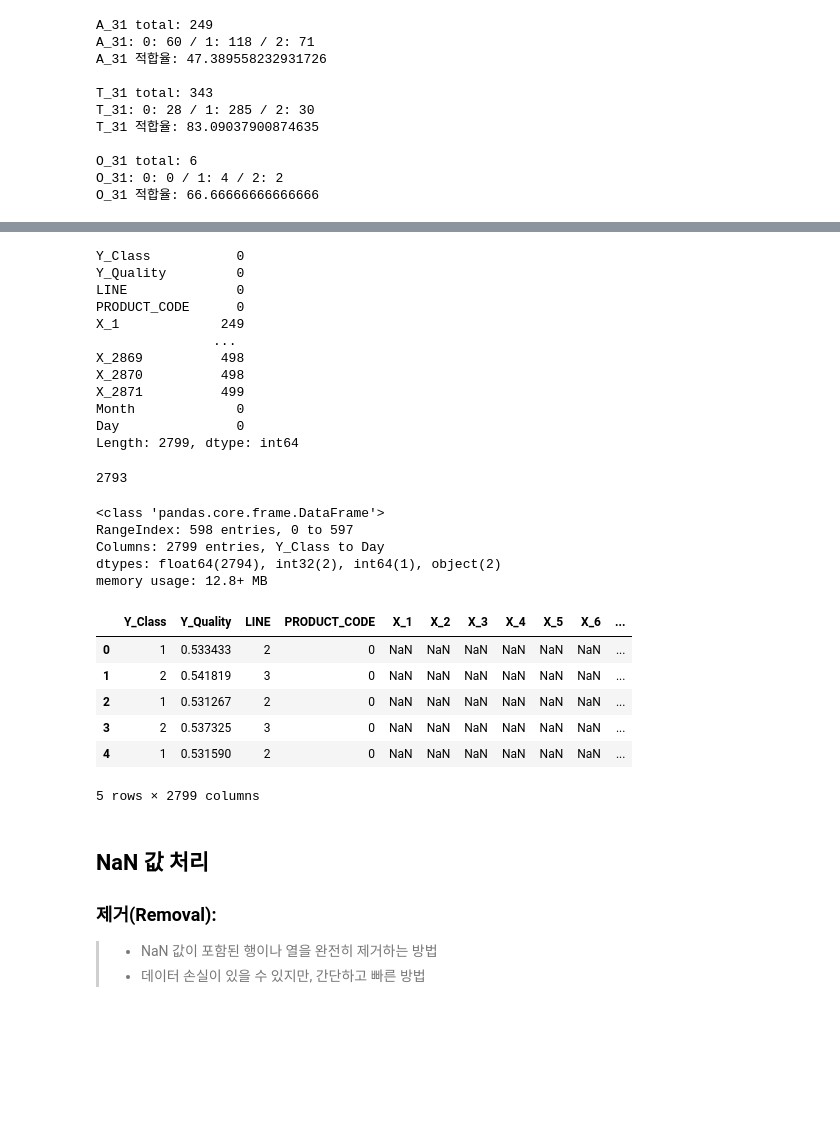
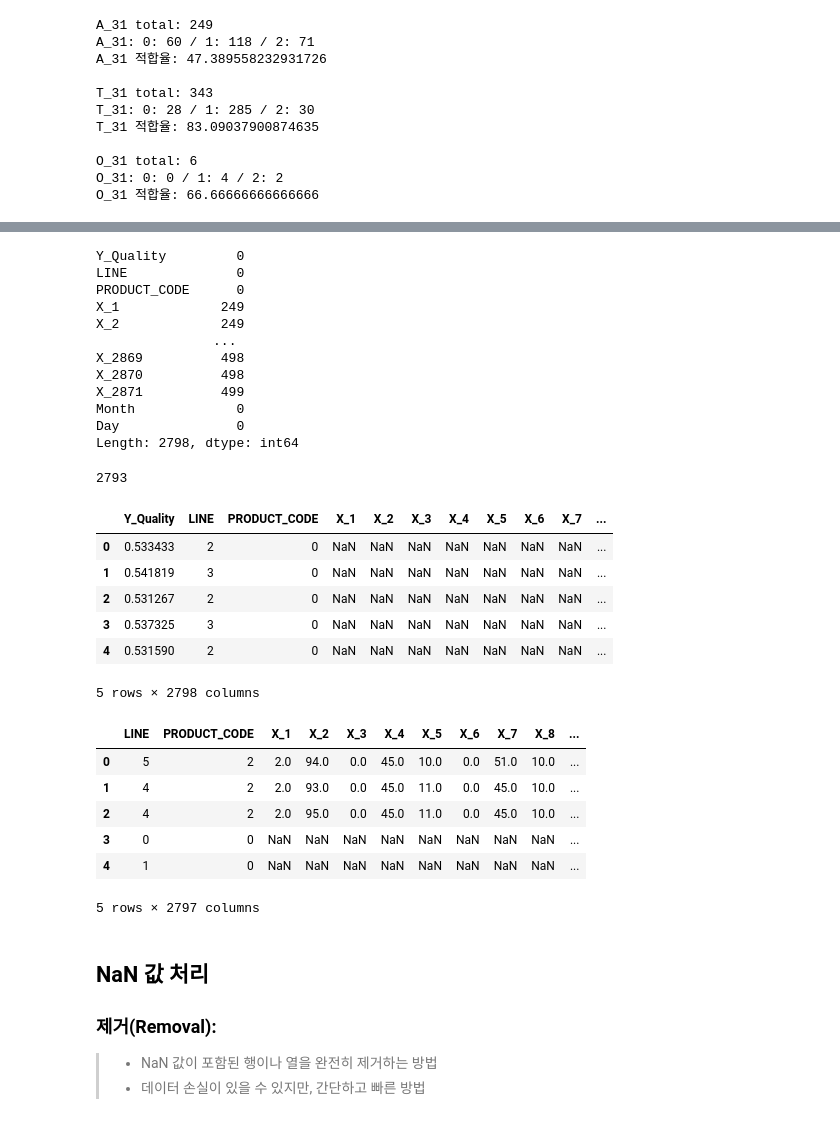
Before and after one commit to jangtaehun/dacon_study, a Jupyter notebook: 2023_smart_factory/2023.ipynb, the cells around one changed output, grey strips where cells are left out. Cells and saved outputs as stored; diff of their text form; code cells hidden in the pictures; blank space fills up the shorter version.

```diff
--- a/2023_smart_factory/2023.ipynb
+++ b/2023_smart_factory/2023.ipynb
@@ -275,8 +303,21 @@ for date, lines in date_lines.items():
+# %%
+y_df = data_df['Y_Class']
+X_df = data_df.drop(['Y_Class'], axis=1)
 # %%
-data_df['TIMESTAMP'] = pd.to_datetime(data_df['TIMESTAMP'])
+X_df['TIMESTAMP'] = pd.to_datetime(X_df['TIMESTAMP'])
 
-data_df['Month'] = data_df['TIMESTAMP'].dt.month
-data_df['Day'] = data_df['TIMESTAMP'].dt.day
+X_df['Month'] = X_df['TIMESTAMP'].dt.month
+X_df['Day'] = X_df['TIMESTAMP'].dt.day
 
-data_df.drop(["TIMESTAMP", "PRODUCT_ID"], axis=1, inplace=True)
-data_df.head()
+X_df.drop(["TIMESTAMP", "PRODUCT_ID"], axis=1, inplace=True)
+
+
+
+
+predict_df['TIMESTAMP'] = pd.to_datetime(predict_df['TIMESTAMP'])
+
+predict_df['Month'] = predict_df['TIMESTAMP'].dt.month
+predict_df['Day'] = predict_df['TIMESTAMP'].dt.day
+
+predict_df.drop(["TIMESTAMP", "PRODUCT_ID"], axis=1, inplace=True)
+predict_df.head()
@@ -293,12 +342,13 @@ data_df.head()
 # %%
-all_nan_columns = data_df.columns[data_df.isna().all()].tolist()
-
+all_nan_columns = X_df.columns[X_df.isna().all()].tolist()
 print(f"모든 값이 NaN인 컬럼 개수: {len(all_nan_columns)}")
 # print(f"모든 값이 NaN인 컬럼: {all_nan_columns}")
+X_df.drop(columns=all_nan_columns, inplace=True)
 
-for i in all_nan_columns:
-    data_df.drop([i], axis=1, inplace=True)
 
-data_df.head()
+predict_all_nan_columns = predict_df.columns[predict_df.isna().all()].tolist()
+print(f"모든 값이 NaN인 컬럼 개수: {len(predict_all_nan_columns)}")
+# print(f"모든 값이 NaN인 컬럼: {all_nan_columns}")
+predict_df.drop(columns=all_nan_columns, inplace=True)
 # %% [output]
 모든 값이 NaN인 컬럼 개수: 82
@@ -312,16 +356,16 @@ data_df.head()
 # %%
-data_df.isna().sum(axis=0)
+X_df.isna().sum(axis=0)
 # %% [output]
-Y_Class           0
 Y_Quality         0
 LINE              0
 PRODUCT_CODE      0
 X_1             249
+X_2             249
                ...
 X_2869          498
 X_2870          498
 X_2871          499
 Month             0
 Day               0
-Length: 2799, dtype: int64
+Length: 2798, dtype: int64
 # %%
@@ -329,32 +373,36 @@ nan_columns = data_df.columns[data_df.isna().any()].tolist()
 len(nan_columns)
 # %% [output]
 2793
-# %%
-data_df.info()
-# %% [output]
-<class 'pandas.core.frame.DataFrame'>
-RangeIndex: 598 entries, 0 to 597
-Columns: 2799 entries, Y_Class to Day
-dtypes: float64(2794), int32(2), int64(1), object(2)
-memory usage: 12.8+ MB
 # %%
 from sklearn.preprocessing import LabelEncoder
 
 features = ['LINE', 'PRODUCT_CODE']
 le = LabelEncoder()
 for i in features:
     encoder = LabelEncoder()
-    encoder.fit(data_df[i])
-    data_df[i]= encoder.transform(data_df[i])
-data_df.head()
+    encoder.fit(X_df[i])
+    X_df[i] = encoder.transform(X_df[i])
+    predict_df[i] = encoder.transform(predict_df[i])
+
+X_df.head()
 # %% [output]
-|  | Y_Class | Y_Quality | LINE | PRODUCT_CODE | X_1 | X_2 | X_3 | X_4 | X_5 | X_6 | ... |
-| 0 | 1 | 0.533433 | 2 | 0 | NaN | NaN | NaN | NaN | NaN | NaN | ... |
-| 1 | 2 | 0.541819 | 3 | 0 | NaN | NaN | NaN | NaN | NaN | NaN | ... |
-| 2 | 1 | 0.531267 | 2 | 0 | NaN | NaN | NaN | NaN | NaN | NaN | ... |
-| 3 | 2 | 0.537325 | 3 | 0 | NaN | NaN | NaN | NaN | NaN | NaN | ... |
-| 4 | 1 | 0.531590 | 2 | 0 | NaN | NaN | NaN | NaN | NaN | NaN | ... |
+|  | Y_Quality | LINE | PRODUCT_CODE | X_1 | X_2 | X_3 | X_4 | X_5 | X_6 | X_7 | ... |
+| 0 | 0.533433 | 2 | 0 | NaN | NaN | NaN | NaN | NaN | NaN | NaN | ... |
+| 1 | 0.541819 | 3 | 0 | NaN | NaN | NaN | NaN | NaN | NaN | NaN | ... |
+| 2 | 0.531267 | 2 | 0 | NaN | NaN | NaN | NaN | NaN | NaN | NaN | ... |
+| 3 | 0.537325 | 3 | 0 | NaN | NaN | NaN | NaN | NaN | NaN | NaN | ... |
+| 4 | 0.531590 | 2 | 0 | NaN | NaN | NaN | NaN | NaN | NaN | NaN | ... |
-5 rows × 2799 columns
+5 rows × 2798 columns
+# %%
+predict_df.head()
+# %% [output]
+|  | LINE | PRODUCT_CODE | X_1 | X_2 | X_3 | X_4 | X_5 | X_6 | X_7 | X_8 | ... |
+| 0 | 5 | 2 | 2.0 | 94.0 | 0.0 | 45.0 | 10.0 | 0.0 | 51.0 | 10.0 | ... |
+| 1 | 4 | 2 | 2.0 | 93.0 | 0.0 | 45.0 | 11.0 | 0.0 | 45.0 | 10.0 | ... |
+| 2 | 4 | 2 | 2.0 | 95.0 | 0.0 | 45.0 | 11.0 | 0.0 | 45.0 | 10.0 | ... |
+| 3 | 0 | 0 | NaN | NaN | NaN | NaN | NaN | NaN | NaN | NaN | ... |
+| 4 | 1 | 0 | NaN | NaN | NaN | NaN | NaN | NaN | NaN | NaN | ... |
+5 rows × 2797 columns
 # %% [markdown]
 ## NaN 값 처리
 
```
Also changed, not shown: parts of 14 cells of this notebook.
